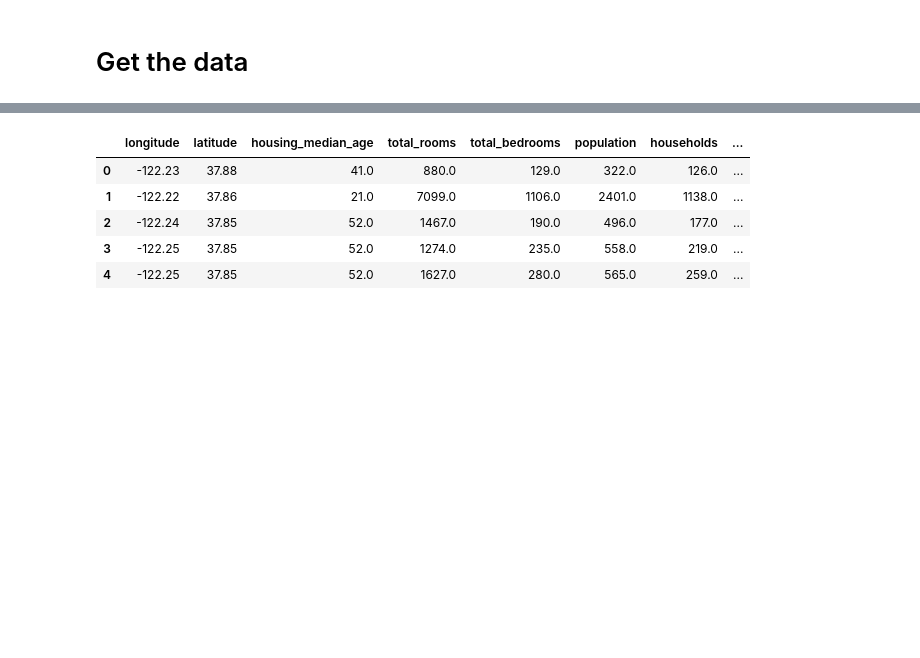
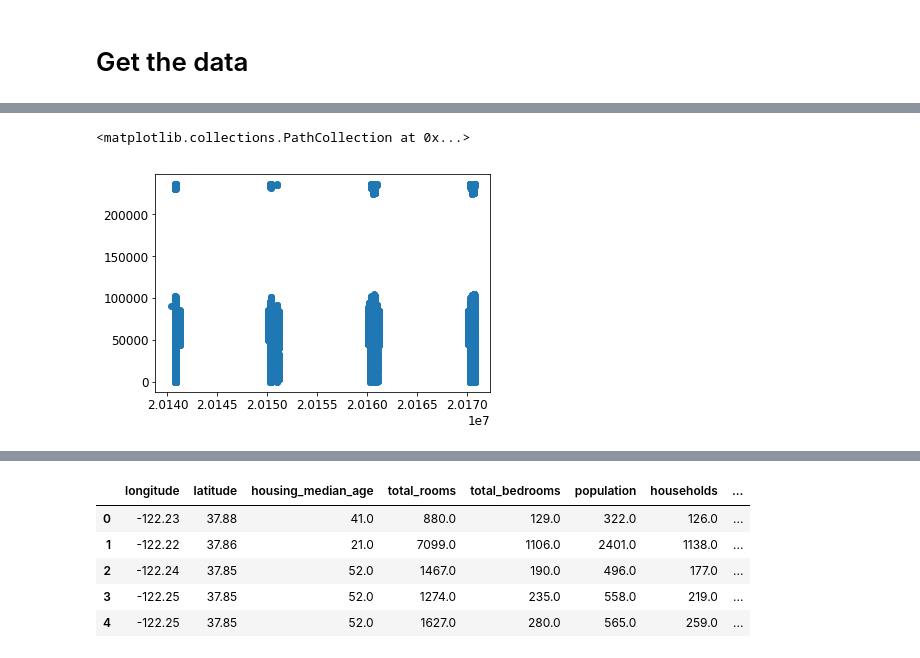
Before and after one commit to kaylanb/exptime_predictor, a Jupyter notebook: doc/nb/inspect.ipynb, the cells around one changed output, grey strips where cells are left out. Saved outputs shown, nothing was run; the diff lists cells and outputs as text; code cells hidden in the pictures; blank space fills up the shorter version.

Commit message:
added data cleaning and night_obs label to each exposure

```diff
--- a/doc/nb/inspect.ipynb
+++ b/doc/nb/inspect.ipynb
@@ -65,0 +61,4 @@ def fetch_housing_data(housing_url=HOUSING_URL, housing_path=HOUSING_PATH):
+# %%
+d= Data(REPO_DIR)
+d.fetch_data()
+df = d.load_data()
@@ -65,0 +111,9 @@ def fetch_housing_data(housing_url=HOUSING_URL, housing_path=HOUSING_PATH):
+# %%
+bands= df.loc[:,'band']
+df= df[(bands == 'g') |
+       (bands == 'r') |
+       (bands == 'z') ]
+df= df[(df.loc[:,'obstype'] == 'object')]
+for key in ['band','obstype']:
+    print(key.upper())
+    print(df.loc[:,key].value_counts() )
@@ -65,0 +134,3 @@ def fetch_housing_data(housing_url=HOUSING_URL, housing_path=HOUSING_PATH):
+# %%
+t = Time(df.loc[:,'mjd_obs'], format='mjd')
+t.iso
@@ -65,0 +142,9 @@ def fetch_housing_data(housing_url=HOUSING_URL, housing_path=HOUSING_PATH):
+# %%
+day_str= np.array([a.split(' ')[0] for a in t.iso])
+hr_str= np.array([a.split(' ')[1] for a in t.iso])
+day= np.char.replace(day_str,'-','').astype(int)
+hr= np.char.replace(hr_str,':','').astype(float)
+plt.scatter(day,hr)
+# %% [output]
+<matplotlib.collections.PathCollection at 0x...>
+[figure, added]
```
Also changed, not shown: parts of 17 cells of this notebook, 3 other files.
